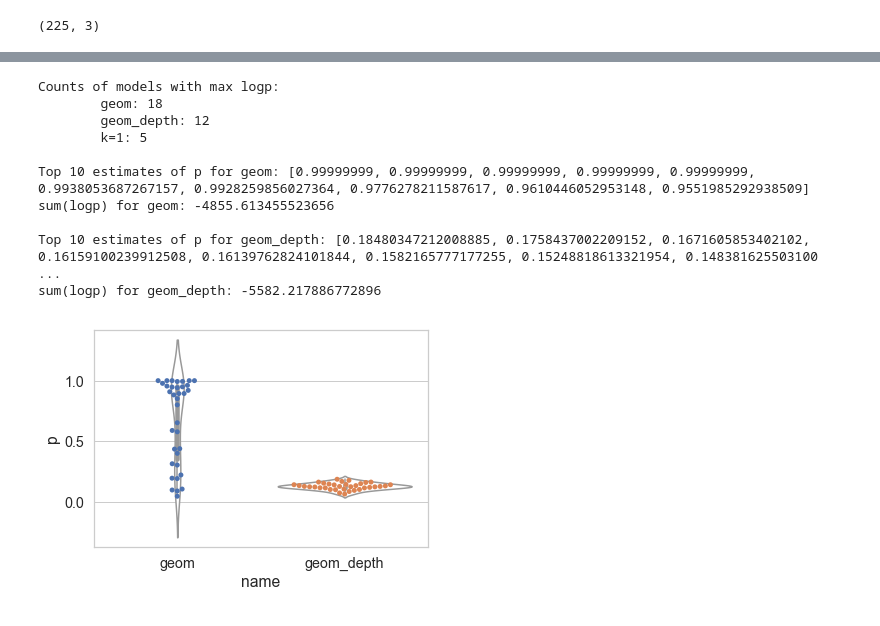
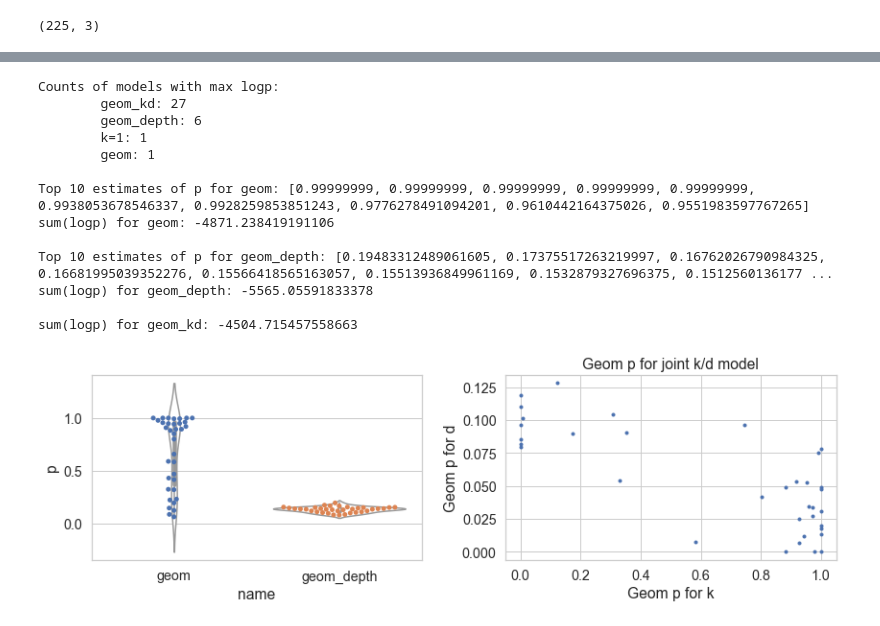
Before and after one commit to fredcallaway/multigoals, a Jupyter notebook: analysis/main.ipynb, the cells around one changed output, grey strips where cells are left out. Saved outputs shown, nothing was run; the diff lists cells and outputs as text; code cells hidden in the pictures.

Commit message:
Update with binomial models

```diff
--- a/analysis/main.ipynb
+++ b/analysis/main.ipynb
@@ -189,7 +195,7 @@ raw_pid_to_sequence_pid = {
 }
 df_to_analyze['pid'] = df_to_analyze['pid'].apply(lambda pid: raw_pid_to_sequence_pid[pid])
 # %%
-goals_with_clearing = model.make_goals(main_problems[0])
+goals_with_clearing = model.make_goals(problems_to_analyze[0])
 # %%
 from functools import lru_cache
 
@@ -212,11 +218,11 @@ optimal_agent = [
     ('optimal', lambda s: model.get_actions(s)),
 ]
 
-percent_optimal_moves = np.zeros((len(main_problems), len(df_to_analyze.pid.unique())))
+percent_optimal_moves = np.zeros((len(problems_to_analyze), len(df_to_analyze.pid.unique())))
 
 for agent_idx, (agent_name, get_actions_fn) in enumerate(optimal_agent):
     # HACK it's good that we pick one problem and agent to solve for all people to exploit overlap in their states
-    for problem_idx, initial in enumerate(tqdm(main_problems)):
+    for problem_idx, initial in enumerate(tqdm(problems_to_analyze)):
         filt = df_to_analyze[df_to_analyze.states.apply(lambda s: s[0] == initial)]
         for _, row in filt.iterrows():
             p_actions = probability_of_actions_for_agent(row, get_actions_fn)
@@ -478,7 +484,7 @@ letters = [chr(ord('a')+i) for i in range(5)]
 #letters = ['' for i in range(5)]
 
 
-problems_to_test = main_problems
+problems_to_test = problems_to_analyze
 #problems_to_test = [tuple(tuple(col) for col in t['initial']) for t in trials_json['B=6']]
 
 generating_agents = [
@@ -699,3 +800,11 @@ def _fit_models(problem, agent_names, action_lk, rand_p):
     return out
 
 agent_names = [name for name, _ in agents]
+# %%
+arbitrary_state = problems_to_analyze[0]
+arbitrary_problem = blockworld.Blockworld(arbitrary_state, model.make_goals(arbitrary_state))
+
+pid_to_fit = {
+    pid: _fit_models(arbitrary_problem, agent_names, model_inputs[pid]['model_p'], model_inputs[pid]['rand_p'])
+    for pid in curr_df.pid.unique()
+}
@@ -783,43 +1116,62 @@ for pids in [
 # %%
 logp_df = []
 from collections import Counter
 max_ct = Counter()
+
 for pid in curr_df.pid.unique():
-    i = model_inputs[pid]
-    fits = _fit_models(arbitrary_problem, agent_names, i['model_p'], i['rand_p'])
+    fits = pid_to_fit[pid]
     logp_df += [
         dict(p=fits[name]['p'], logp=fits[name]['logp'], name=name)
         for name in ['geom', 'geom_depth']
     ]
-    max_key = max(fits.keys(), key=lambda k: fits[k]['logp'])
+    keys = [k for k in fits.keys() if k != 'geom_kd']
+    keys = fits.keys()
+    max_key = max(keys, key=lambda k: fits[k]['logp'])
     max_ct[max_key] += 1
 
 logp_df = pd.DataFrame(logp_df)
 
-f, ax = plt.subplots()
+f, (ax, ax2) = plt.subplots(1, 2, figsize=(12, 4))
 sns.violinplot(x='name', y='p', data=logp_df, color='white', ax=ax)
 sns.swarmplot(x='name', y='p', data=logp_df, ax=ax)
 
 print('Counts of models with max logp:')
 for k, ct in sorted(max_ct.items(), key=lambda pair: pair[-1], reverse=True):
     print(f'\t{k}: {ct}')
 print()
+
 for name, rows in logp_df.groupby('name'):
     print(f'Top 10 estimates of p for {name}: {sorted(rows.p.values, reverse=True)[:10]}')
     print(f'sum(logp) for {name}: {rows.logp.sum()}')
     print()
+
+for name in ['geom_kd']:
+    l = [pid_to_fit[pid][name]['logp'] for pid in curr_df.pid.unique()]
+    print(f'sum(logp) for {name}: {np.sum(l)}')
+
+ax2.set_title('Geom p for joint k/d model')
+ax2.set_xlabel('Geom p for k')
+ax2.set_ylabel('Geom p for d')
+ax2.plot(
+    [pid_to_fit[pid]['geom_kd']['p_k'] for pid in curr_df.pid.unique()],
+    [pid_to_fit[pid]['geom_kd']['p_depth'] for pid in curr_df.pid.unique()], '.')
+
+plt.tight_layout()
 # %% [output]
 Counts of models with max logp:
-        geom: 18
-        geom_depth: 12
-        k=1: 5
+        geom_kd: 27
+        geom_depth: 6
+        k=1: 1
+        geom: 1
 
-Top 10 estimates of p for geom: [0.99999999, 0.99999999, 0.99999999, 0.99999999, 0.99999999, 0.9938053687267157, 0.9928259856027364, 0.9776278211587617, 0.9610446052953148, 0.9551985292938509]
-sum(logp) for geom: -4855.613455523656
+Top 10 estimates of p for geom: [0.99999999, 0.99999999, 0.99999999, 0.99999999, 0.99999999, 0.9938053678546337, 0.9928259853851243, 0.9776278491094201, 0.9610442164375026, 0.9551983597767265]
+sum(logp) for geom: -4871.238419191106
 
-Top 10 estimates of p for geom_depth: [0.18480347212008885, 0.1758437002209152, 0.1671605853402102, 0.16159100239912508, 0.16139762824101844, 0.1582165777177255, 0.15248818613321954, 0.148381625503100 ...
-sum(logp) for geom_depth: -5582.217886772896
+Top 10 estimates of p for geom_depth: [0.19483312489061605, 0.17375517263219997, 0.16762026790984325, 0.16681995039352276, 0.15566418565163057, 0.15513936849961169, 0.1532879327696375, 0.1512560136177 ...
+sum(logp) for geom_depth: -5565.05591833378
+
+sum(logp) for geom_kd: -4504.715457558663
-[figure, old version]
+[figure, new version]
 # %%
 # Comparing new model fits to old
 
```
Also changed, not shown: parts of 14 cells of this notebook.
